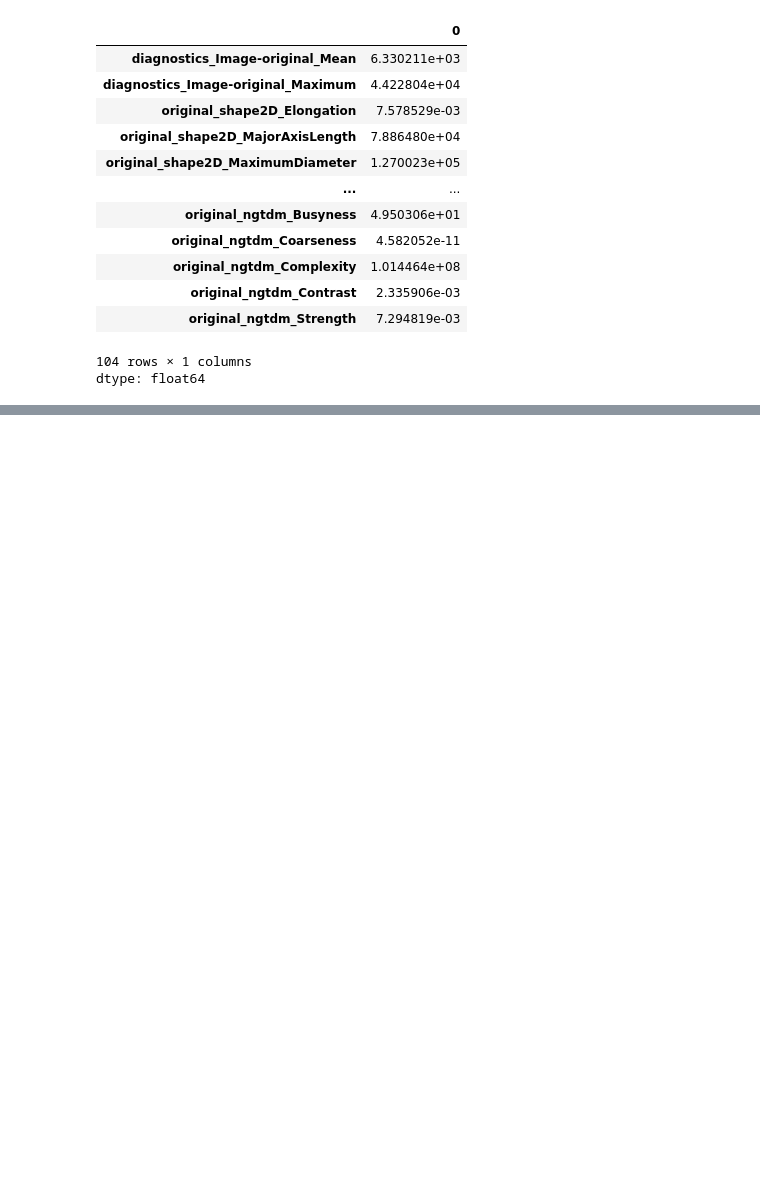
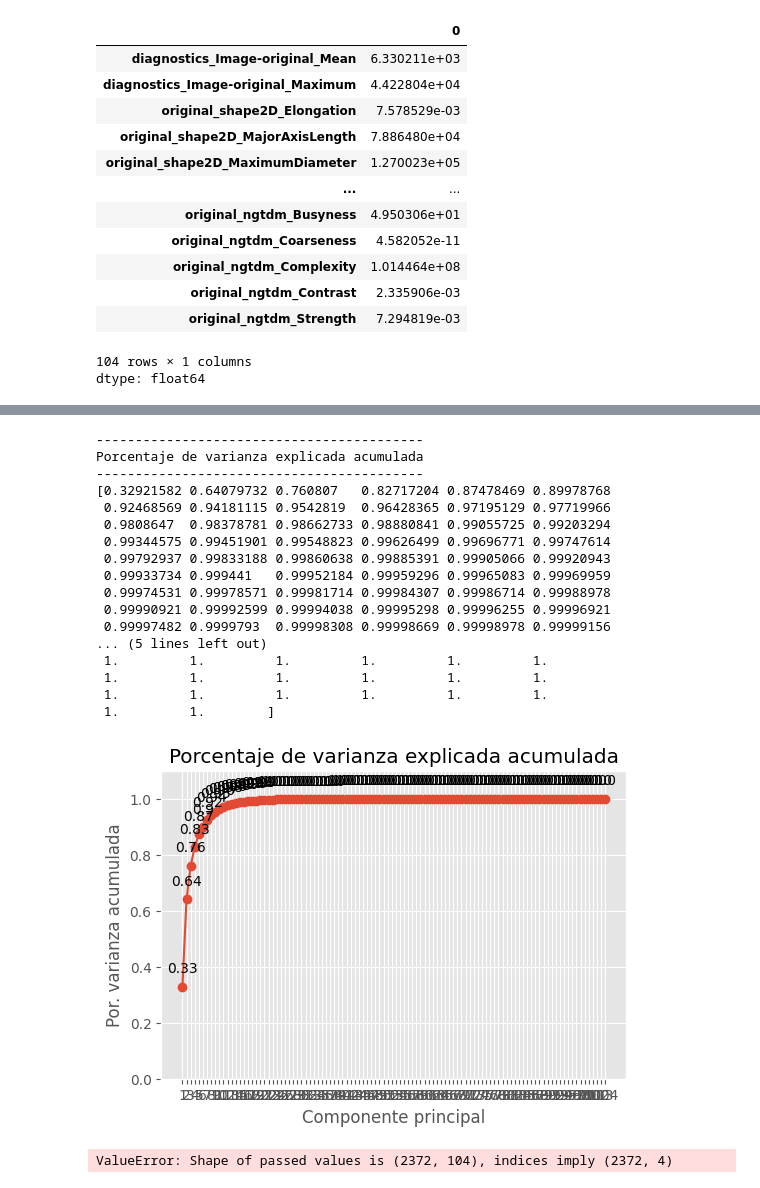
Before and after one commit to MiguelAngeloTr/Datathon, a Jupyter notebook: PM/Mamografia.ipynb, the cells around one changed output, grey strips where cells are left out. Saved outputs shown, nothing was run; the diff lists cells and outputs as text; code cells hidden in the pictures; blank space fills up the shorter version.

```diff
--- a/PM/Mamografia.ipynb
+++ b/PM/Mamografia.ipynb
@@ -283,0 +371,62 @@ dtype: float64
+# %%
+# Porcentaje de varianza explicada acumulada
+# ==============================================================================
+prop_varianza_acum = modelo_pca.explained_variance_ratio_.cumsum()
+print('------------------------------------------')
+print('Porcentaje de varianza explicada acumulada')
+print('------------------------------------------')
+print(prop_varianza_acum)
+
+fig, ax = plt.subplots(nrows=1, ncols=1, figsize=(6, 4))
+ax.plot(
+    np.arange(len(numeric_df.columns)) + 1,
+    prop_varianza_acum,
+    marker = 'o'
+)
+
+for x, y in zip(np.arange(len(numeric_df.columns)) + 1, prop_varianza_acum):
+    label = round(y, 2)
+    ax.annotate(
+        label,
+        (x,y),
+        textcoords="offset points",
+        xytext=(0,10),
+        ha='center'
+    )
+
+ax.set_ylim(0, 1.1)
+ax.set_xticks(np.arange(modelo_pca.n_components_) + 1)
+ax.set_title('Porcentaje de varianza explicada acumulada')
+ax.set_xlabel('Componente principal')
+ax.set_ylabel('Por. varianza acumulada');
+# %% [output]
+------------------------------------------
+Porcentaje de varianza explicada acumulada
+------------------------------------------
+[0.32921582 0.64079732 0.760807   0.82717204 0.87478469 0.89978768
+ 0.92468569 0.94181115 0.9542819  0.96428365 0.97195129 0.97719966
+ 0.9808647  0.98378781 0.98662733 0.98880841 0.99055725 0.99203294
+ 0.99344575 0.99451901 0.99548823 0.99626499 0.99696771 0.99747614
+ 0.99792937 0.99833188 0.99860638 0.99885391 0.99905066 0.99920943
+ 0.99933734 0.999441   0.99952184 0.99959296 0.99965083 0.99969959
+ 0.99974531 0.99978571 0.99981714 0.99984307 0.99986714 0.99988978
+ 0.99990921 0.99992599 0.99994038 0.99995298 0.99996255 0.99996921
+ 0.99997482 0.9999793  0.99998308 0.99998669 0.99998978 0.99999156
+... (5 lines left out)
+ 1.         1.         1.         1.         1.         1.
+ 1.         1.         1.         1.         1.         1.
+ 1.         1.         1.         1.         1.         1.
+ 1.         1.        ]
+[figure, added]
+# %%
+# Proyección de las observaciones de entrenamiento
+# ==============================================================================
+proyecciones = pca_pipe.transform(X=numeric_df)
+proyecciones = pd.DataFrame(
+    proyecciones,
+    columns = ['PC1', 'PC2', 'PC3', 'PC4'],
+    index   = numeric_df.index
+)
+proyecciones.head()
+# %% [output]
+ValueError: Shape of passed values is (2372, 104), indices imply (2372, 4)
```
Also changed, not shown: parts of 7 cells of this notebook.
